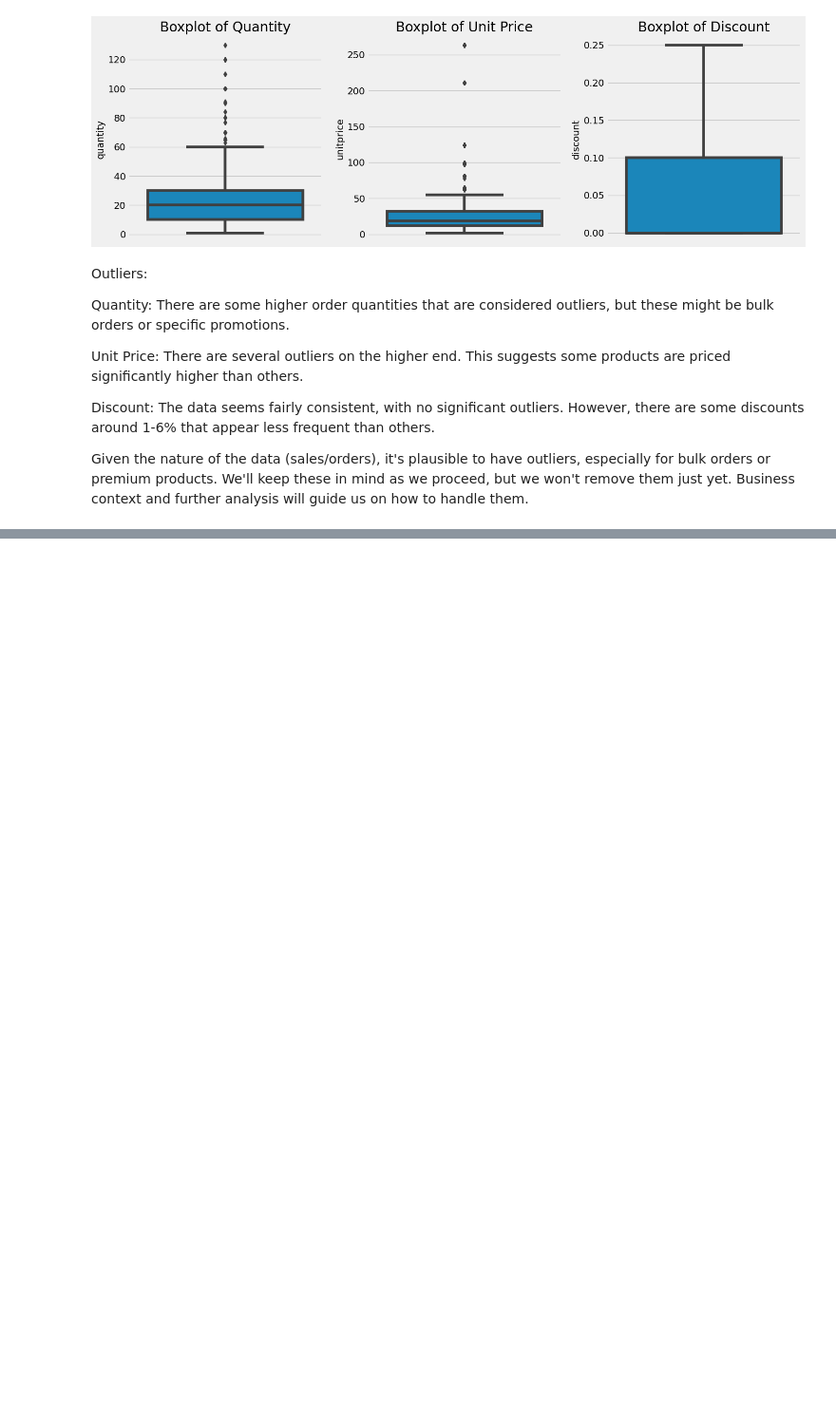
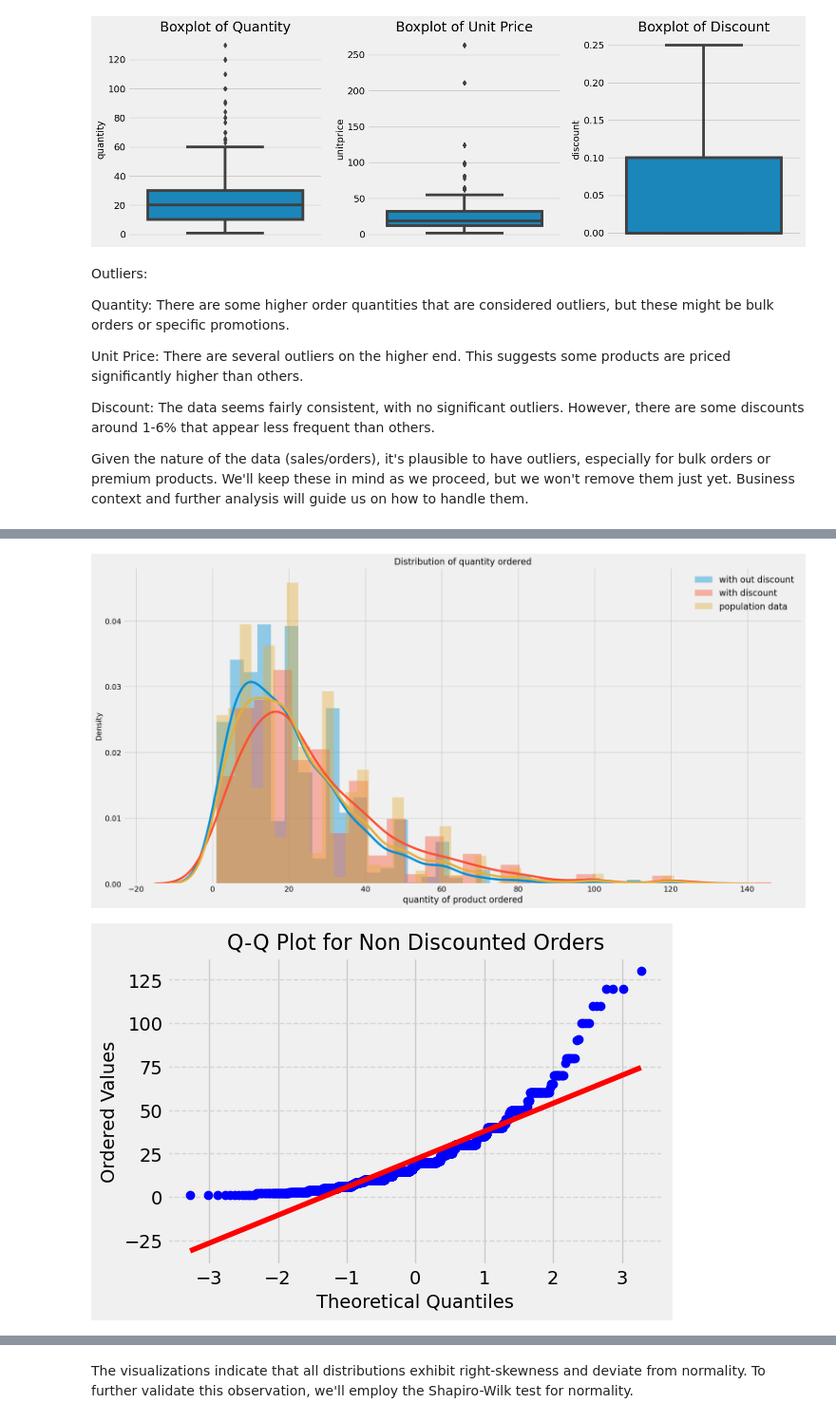
Before and after one commit to nani2357/Statistical-Analysis-on-Northwind-Sample-Database, a Jupyter notebook: Notebooks/hypothesis_testing.ipynb, the cells around one changed output, grey strips where cells are left out. Shown: that part at 95% size. Drawn from its saved outputs; the diff is of its cells as text; code cells hidden in the pictures; blank space fills up the shorter version.

```diff
--- a/Notebooks/hypothesis_testing.ipynb
+++ b/Notebooks/hypothesis_testing.ipynb
@@ -374,0 +467,34 @@ Given the nature of the data (sales/orders), it's plausible to have outliers, es
+# %%
+# Normality check
+
+#plotting the two groups & the population to check for normality
+plt.figure(figsize=(20, 10))
+sns.distplot(non_disc, label='with out discount')
+sns.distplot(disc, label='with discount')
+sns.distplot(population, label='population data')
+plt.title('Distribution of quantity ordered', fontsize=16)
+plt.xlabel('quantity of product ordered', fontsize=16)
+plt.legend(frameon=False, fontsize=16, loc='best')
+plt.show()
+
+# Function to plot Q-Q plot
+def plot_qq(data, title):
+    plt.figure(figsize=(6, 4))
+    probplot(data, dist="norm", plot=plt)
+    plt.title(title, fontsize=16)
+    plt.xlabel('Theoretical Quantiles', fontsize=14)
+    plt.ylabel('Ordered Values', fontsize=14)
+    plt.grid(axis='y', linestyle='--', alpha=0.7)
+    plt.show()
+
+# Q-Q plot for non_disc
+plot_qq(non_disc, 'Q-Q Plot for Non Discounted Orders')
+
+# Q-Q plot for disc
+plot_qq(disc, 'Q-Q Plot for Discounted Orders')
+
+# Q-Q plot for population
+plot_qq(population, 'Q-Q Plot for Population Data')
+# %% [output]
+[figure, added]
+[figure, added]
@@ -374,0 +503,2 @@ Given the nature of the data (sales/orders), it's plausible to have outliers, es
+# %% [markdown]
+The visualizations indicate that all distributions exhibit right-skewness and deviate from normality. To further validate this observation, we'll employ the Shapiro-Wilk test for normality.
```
Also changed, not shown: parts of 10 cells of this notebook.
